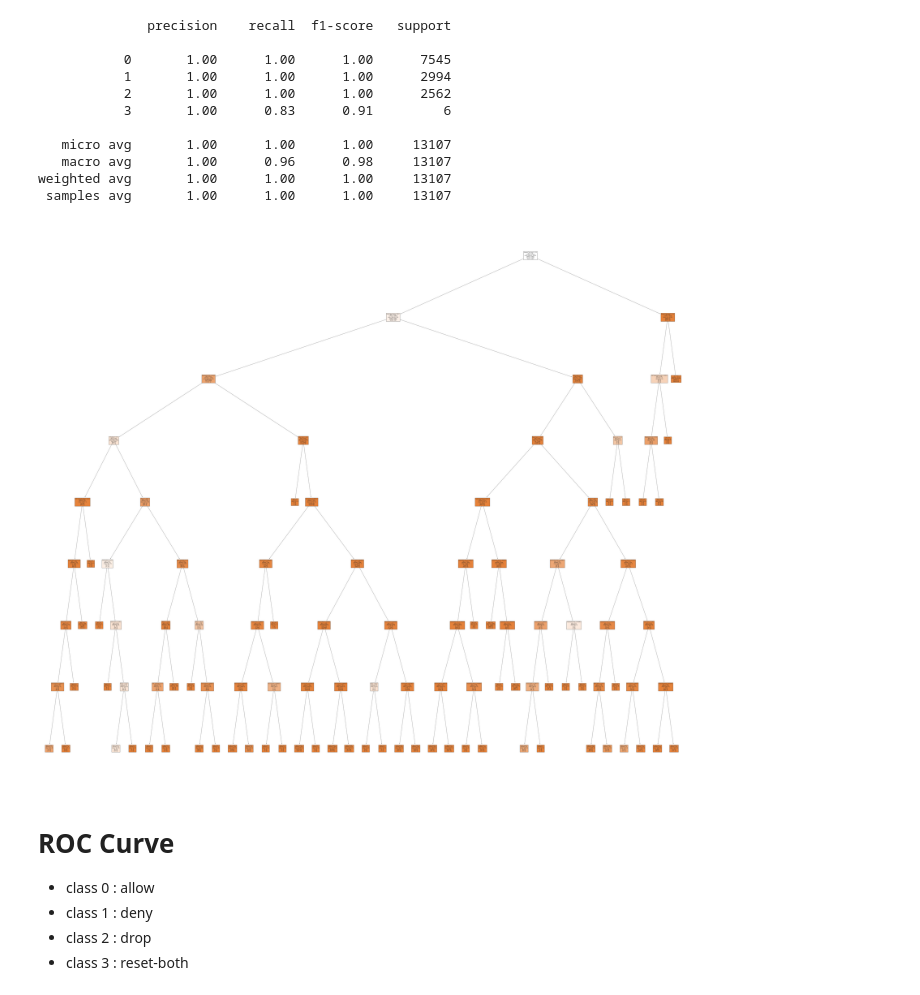
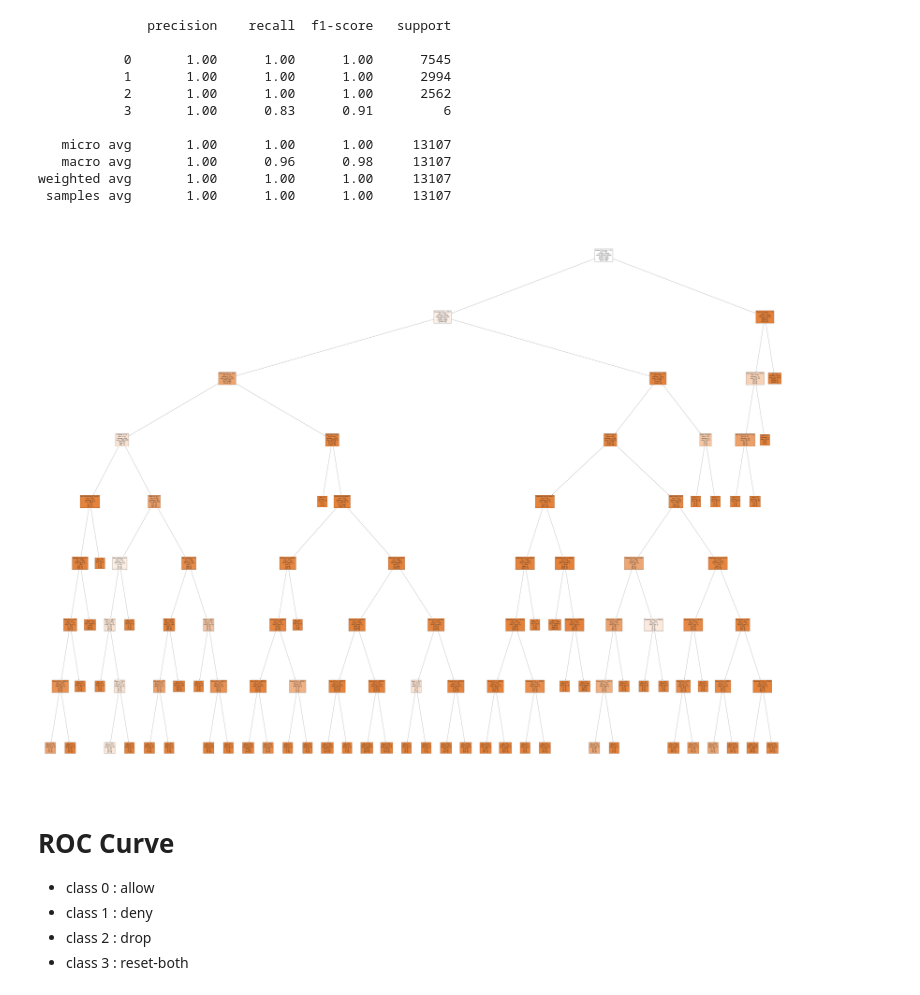
Before and after one commit to HikariJadeEmpire/Firewall_Classifier, a Jupyter notebook: ML_Firewall.ipynb, the cells around one changed output. Cells and saved outputs as stored; diff of their text form; code cells hidden in the pictures.

```diff
--- a/ML_Firewall.ipynb
+++ b/ML_Firewall.ipynb
@@ -268,13 +268,13 @@ print(classification_report(y_test, y_pred))
 weighted avg       1.00      1.00      1.00     13107
  samples avg       1.00      1.00      1.00     13107
 # %%
-fig = plt.figure(figsize=(30,26),dpi=150)
+fig = plt.figure(figsize=(40,30),dpi=150)
 _ = tree.plot_tree(classifier,
                    feature_names=x.columns,
                    class_names=Y.columns,
                    filled=True)
 # %% [output]
-[figure, old version]
+[figure, new version]
 # %% [markdown]
 # ROC Curve
 - class 0 : allow
```
